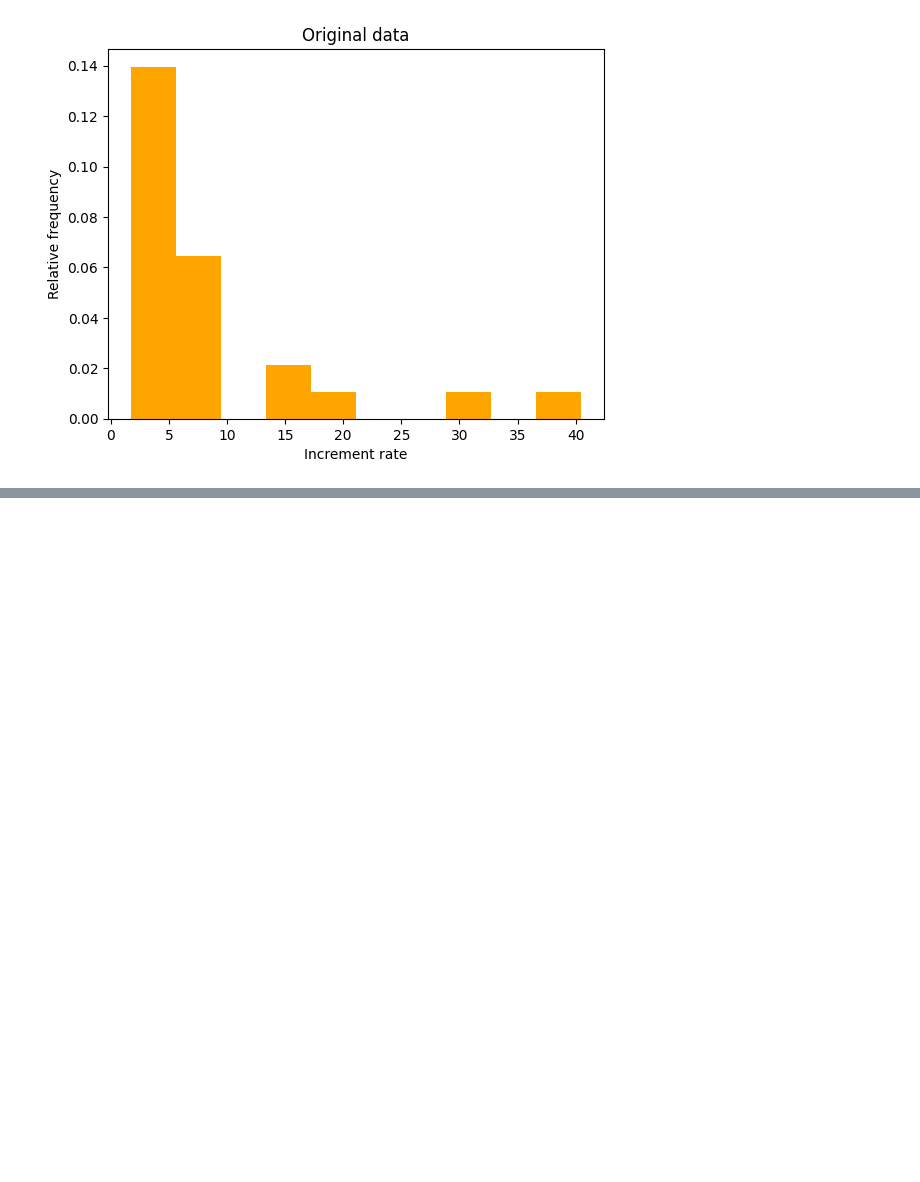
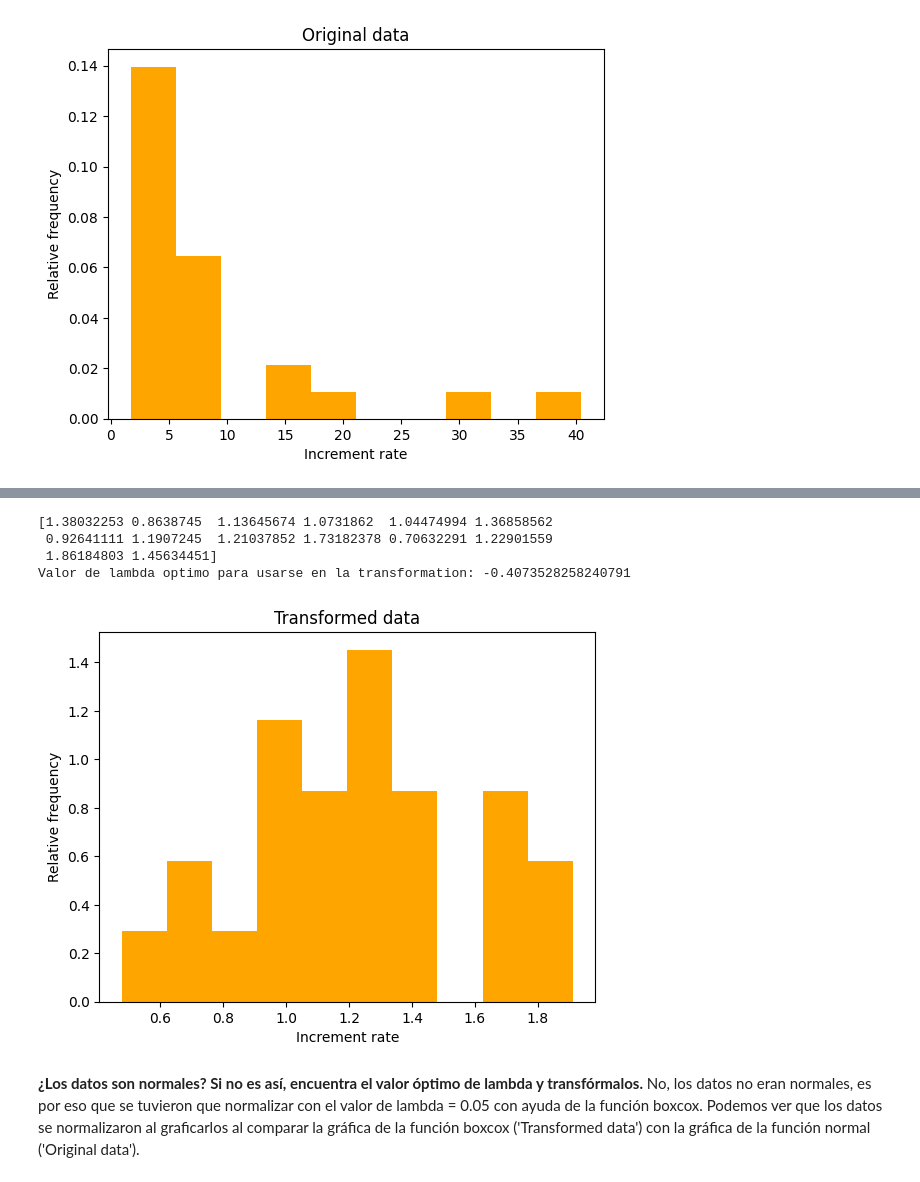
Before and after one commit to elvisscochito/codes, a Jupyter notebook: data-science/normalize.ipynb, the cells around one changed output, grey strips where cells are left out. Cells and saved outputs as stored; diff of their text form; code cells hidden in the pictures; blank space fills up the shorter version.

```diff
--- a/data-science/normalize.ipynb
+++ b/data-science/normalize.ipynb
@@ -5,11 +9,16 @@
 # %%
-import matplotlib.pyplot as plt
+prices_rate = [2.2, 7.6, 2.9, 4.6, 4.1, 3.9, 7.4, 3.2, 5.1, 5.3, 20.1, 2.3, 5.5, 32.7, 9.1, 1.7, 3.2, 5.8, 16.3, 15.9, 5.9, 6.7, 3.4, 40.5]
 
-prices_rate = [2.2, 7.6, 2.9, 4.6, 4.1, 3.9, 7.4, 3.2, 5.1, 5.3, 20.1, 2.3,
-               5.5, 32.7, 9.1, 1.7, 3.2, 5.8, 16.3, 15.9, 5.9, 6.7, 3.4, 40.5]
+# set empty array for each lambda
+minus_two = []
+minus_one = []
+minus_zero_dot_five = []
+zero = []
+zero_dot_five = []
+# one = [prices_rate] # same as original prices_rate data array
+two = []
 
 # let's see the original profile data "original data"
-
 plt.hist(prices_rate, color="orange", density=True)
 
 # set table labels
@@ -23,0 +80,26 @@ plt.show()
+# %%
+def lambda_boxcox(prices_rate):
+    # Looking for the best lambda
+    prices_rate_transform, lambda_optimo = boxcox(prices_rate)
+
+    # Let's see first 15 data transformations
+    print(prices_rate_transform[1:15])
+
+    # * minus_zero_dot_five is the best lambda because 'p-value' is less or equal than 'alpha' so the data is more normal distributed
+    print(f"Valor de lambda optimo para usarse en la transformation: {lambda_optimo}")
+
+    plt.hist(prices_rate_transform, color="orange", density=True)
+    plt.title("Transformed data")
+    plt.xlabel("Increment rate")
+    plt.ylabel("Relative frequency")
+    plt.show()
+
+lambda_boxcox(prices_rate)
+# %% [output]
+[1.38032253 0.8638745  1.13645674 1.0731862  1.04474994 1.36858562
+ 0.92641111 1.1907245  1.21037852 1.73182378 0.70632291 1.22901559
+ 1.86184803 1.45634451]
+Valor de lambda optimo para usarse en la transformation: -0.4073528258240791
+[figure, added]
+# %% [markdown]
+**¿Los datos son normales? Si no es así, encuentra el valor óptimo de lambda y transfórmalos.** No, los datos no eran normales, es por eso que se tuvieron que normalizar con el valor de lambda = 0.05 con ayuda de la función boxcox. Podemos ver que los datos se normalizaron al graficarlos al comparar la gráfica de la función boxcox ('Transformed data') con la gráfica de la función normal ('Original data').
```
Also changed, not shown: parts of 4 cells of this notebook, 25 other files.
